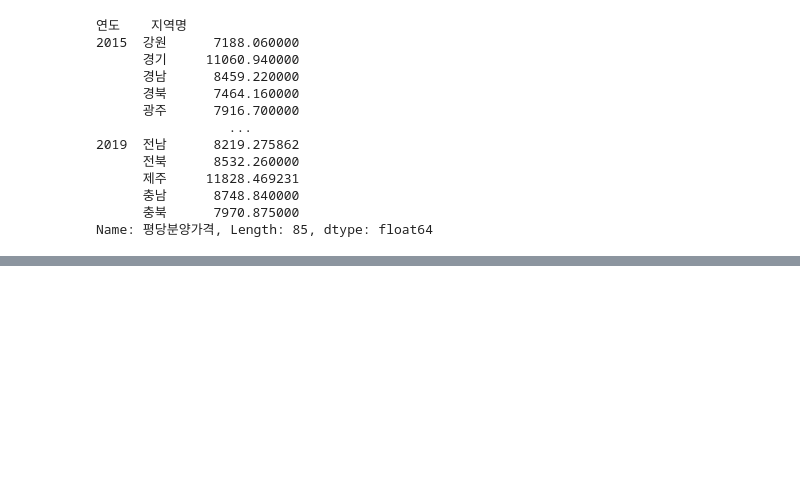
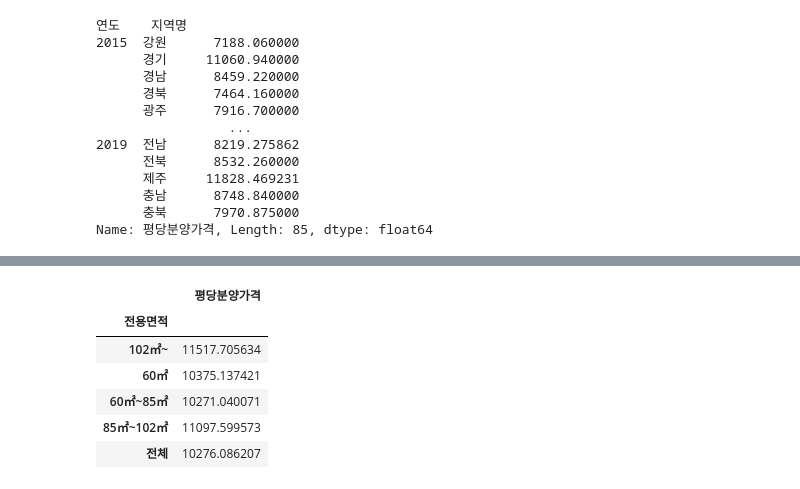
Before and after one commit to DAWUNHAN/DataAnalysisInPython, a Jupyter notebook: 전국 아파트 분양 가격 분석하기.ipynb, the cells around one changed output, grey strips where cells are left out. Saved outputs shown, nothing was run; the diff lists cells and outputs as text; code cells hidden in the pictures; blank space fills up the shorter version.

```diff
--- a/전국 아파트 분양 가격 분석하기.ipynb
+++ b/전국 아파트 분양 가격 분석하기.ipynb
@@ -274,0 +303,14 @@ Name: 평당분양가격, Length: 85, dtype: float64
+# %%
+# df_last.groupby(["전용면적"])["평당분양가격"].mean()
+# pivot과 pivot_table의 가장 큰 차이점은 aggregation 기능이 있느냐 없느냐 차이.
+# pivot_table의 aggregation default 값은 mean.
+
+pd.pivot_table(df_last, index="전용면적", values="평당분양가격")
+# %% [output]
+|  | 평당분양가격 |
+| 전용면적 |  |
+| 102㎡~ | 11517.705634 |
+| 60㎡ | 10375.137421 |
+| 60㎡~85㎡ | 10271.040071 |
+| 85㎡~102㎡ | 11097.599573 |
+| 전체 | 10276.086207 |
```
Also changed, not shown: parts of 4 cells of this notebook.
